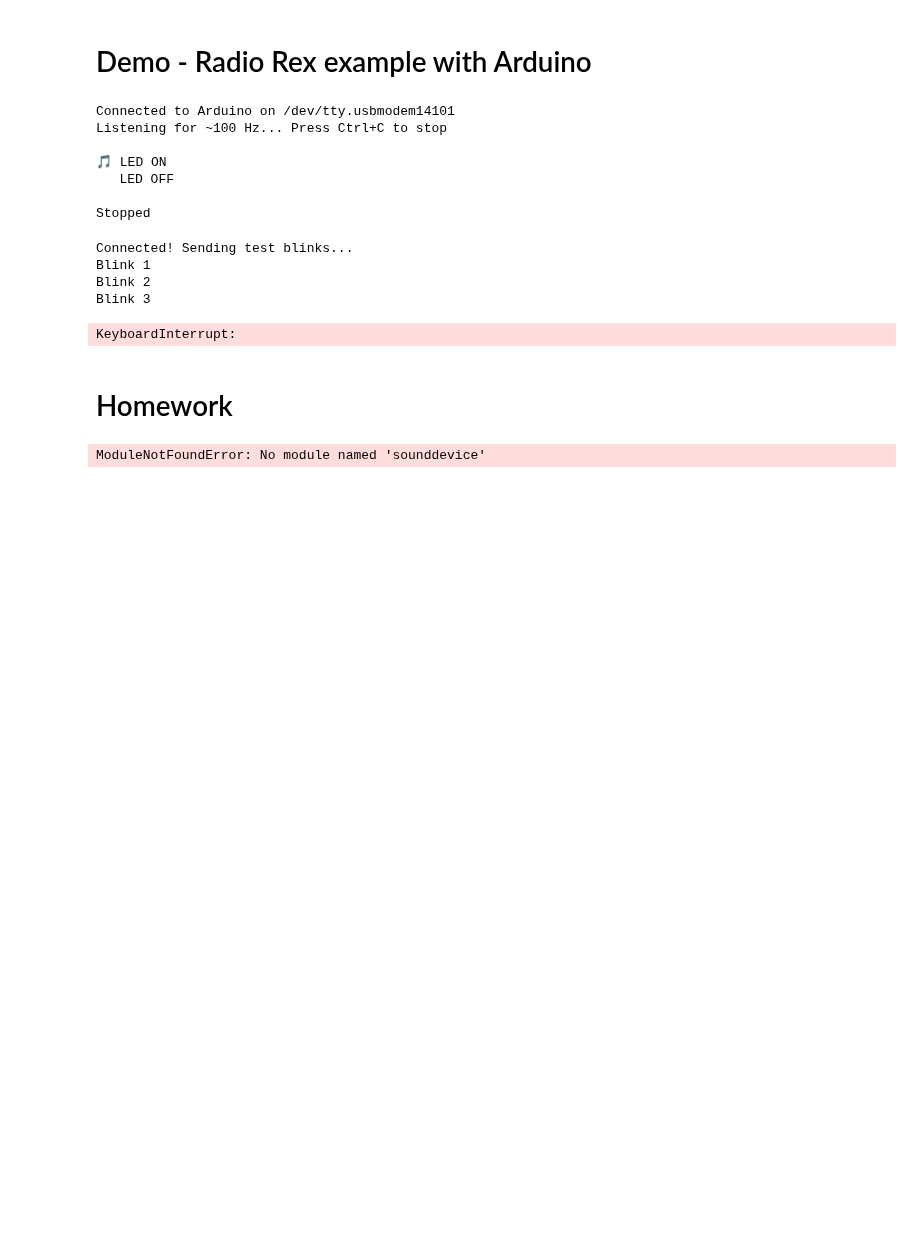
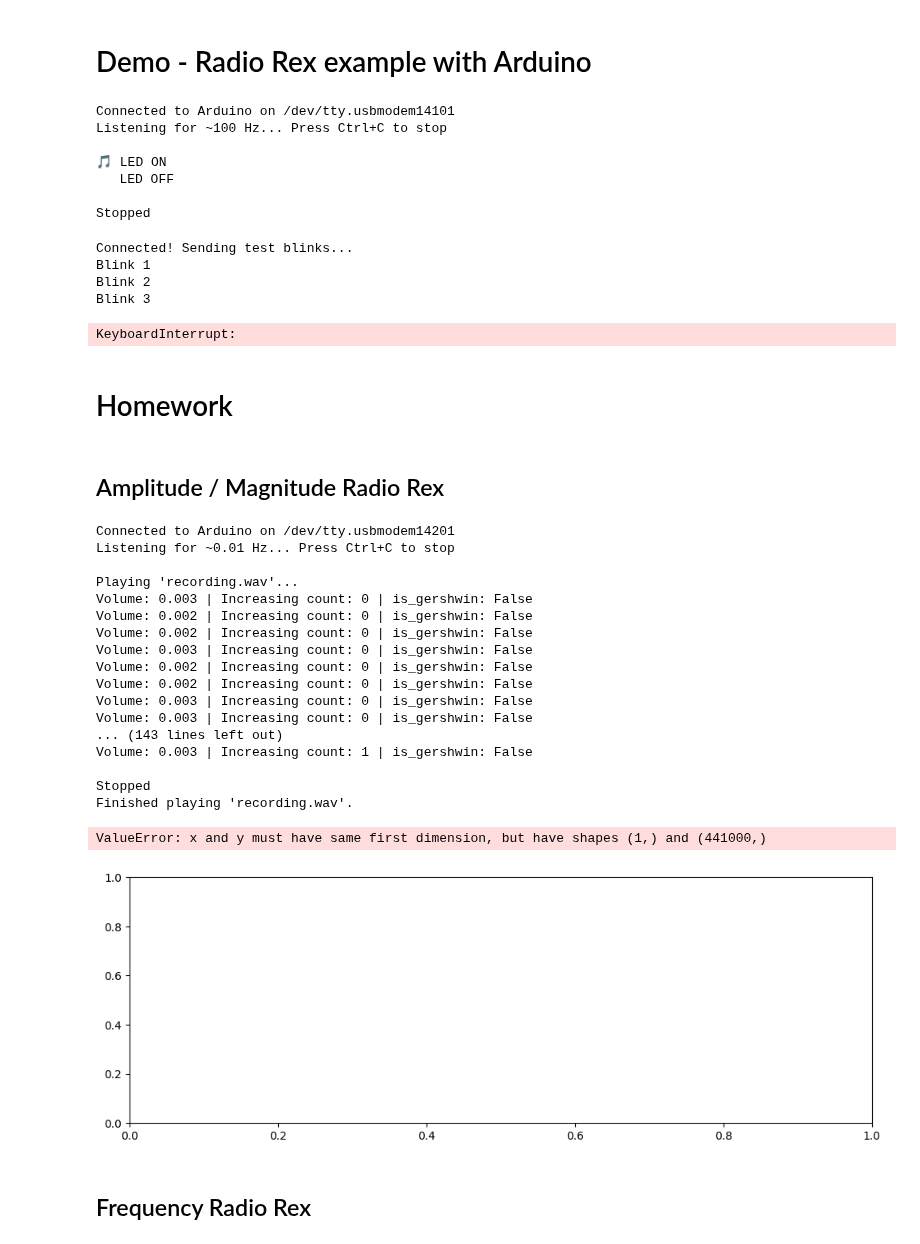
Before and after one commit to ekkezia/listening_machines, a Jupyter notebook: class_1/class_1.ipynb, the cells around one changed output. Saved outputs shown, nothing was run; the diff lists cells and outputs as text; code cells hidden in the pictures; blank space fills up the shorter version.

```diff
--- a/class_1/class_1.ipynb
+++ b/class_1/class_1.ipynb
@@ -746,3 +748,5 @@ KeyboardInterrupt:
+# %% [markdown]
+## Amplitude / Magnitude Radio Rex
 # %%
 # Exercise: Make something activate with speech and have it activate something physical in the world (harder!)
 # Hint: Analyze a speech recording and determine a fundamental frequency in that speech utterance
@@ -750,29 +754,29 @@ KeyboardInterrupt:
 # For example, with Radio Rex, it was "concluded that Rex was sensitive to vowels with resonances in the 500 Hz range"
 # Try to make your project respond to something like "Yes", "No" or some other "command"
 import sounddevice as sd
+import soundfile as sf
 import numpy as np
 import serial
 import time
 import threading
 
 # === CONFIGURATION ===
+recording_filename = 'recording.wav' # pre-recorded audio file to analyze
 SAMPLE_RATE = 44100
 BLOCK_SIZE = 4096
 TARGET_START_VOL = 0.01
 TARGET_END_VOL = 0.04
-TARGET_START_FREQ = 0.01
-TARGET_END_FREQ = 0.04
 TOLERANCE = 50         # How close to target (Hz)
 FRAMES_TO_TRIGGER = 3  # Frames needed to change state (smoothing)
 LISTENING_DURATION = 60000 # Listen for 60 seconds
 
-SERIAL_PORT = '/dev/tty.usbmodem14101' # find your serial port with this command: ls /dev/tty* | grep usb.
+SERIAL_PORT = '/dev/tty.usbmodem14201' # find your serial port with this command: ls /dev/tty* | grep usb.
 BAUD_RATE = 9600
 
 # === SETUP ===
 arduino = serial.Serial(SERIAL_PORT, BAUD_RATE)
 time.sleep(2)  # Wait for Arduino to reset
-state_of_mag = { 'last': TARGET_START_VOL, 'count_mag_increasing': 0, 'last_freq': TARGET_START_FREQ, 'count_freq_increasing': 0 }
+state_of_mag = { 'last': TARGET_START_VOL, 'count_mag_increasing': 0 }
 is_gershwin = False
 
 
@@ -784,28 +788,8 @@ def audio_callback(data, frames, time_info, status):
     audio = data[:, 0]
     volume = np.sqrt(np.mean(audio**2)) # todo: can change this to  FFT magnitude later
 
-    # get the frequency
-    fft = np.fft.fft(audio)
-    # magnitude = np.abs(fft) # optional
-
-    freq_bins = np.fft.fftfreq(len(audio), 1/sample_rate)
-    positive_idx = freq_bins > 0
-    positive_freq = freq_bins[positive_idx]
-
-    # find the fundamental frequency (strongest frequency)
-    peak_idx = np.argmax(positive_magnitude)
-    fundamental_freq = positive_freq[peak_idx]
-    freqs.append(fundamental_freq)
-
     if volume >= TARGET_START_VOL:
         if (volume is not None):
-            # if fundamental_freq > state_of_mag['last_freq']:
-            #     state_of_mag['count_freq_increasing'] += 1
-            #     state_of_mag['last_freq'] = fundamental_freq
-            # else:
-            #      state_of_mag['last_freq'] = TARGET_START_FREQ # reset
-            #     state_of_mag['count_freq_increasing'] = 0
-
             if volume > TARGET_END_VOL:
                 state_of_mag['count_mag_increasing'] = 0
             elif volume > state_of_mag['last']:
@@ -827,58 +811,49 @@ def audio_callback(data, frames, time_info, status):
             arduino.write(b'1')
         else:
             state['led_on'] = False
             arduino.write(b'0')
 
 # === MAIN ===
 print(f"Connected to Arduino on {SERIAL_PORT}")
-print(f"Listening for ~{TARGET_FREQ} Hz... Press Ctrl+C to stop")
-print()
 
 data, samplerate = sf.read(
     recording_filename,
     dtype='float32'
 )
 print(f"Playing '{recording_filename}'...")
 sd.play(data, samplerate)
 try:
     with sd.InputStream(
         samplerate=SAMPLE_RATE,
         blocksize=BLOCK_SIZE,
         channels=1,
         callback=audio_callback
     ):
         sd.sleep(LISTENING_DURATION)
 except KeyboardInterrupt:
     print("\nStopped")
 finally:
     arduino.write(b'0')  # Turn off LED
     arduino.close()
 
 print(f"Finished playing '{recording_filename}'.")
-
-
-# === AMPLITUDE PLOT to HELP ANALYZE ===
-# plot magnitude/amplitude over time
-duration = len(data) / sample_rate
-time = np.linspace(0, duration, len(data))
-
-# plot the pitch over time (FFT)
-# plt.figure(figsize=(12, 4))
-# plt.plot(times, freqs, label='Pitch')
-# plt.xlabel('Time (seconds)')
-# plt.ylabel('Frequency (Hz)')
-# plt.title('Pitch (F0) OVer Time in Speech')
-# plt.grid(True)
-# plt.legend()
-# plt.show()
-
-plt.figure(figsize=(12, 4))
-plt.plot(time, data, label='Magnitude/Amplitude') # TODO: later change data to data from the input stream
-plt.xlabel('Time (seconds)')
-plt.ylabel('Magnitude')
-plt.title('Magnitude/Amplitude Over Time in Speech')
-plt.grid(True)
-plt.legend()
-plt.show()
 # %% [output]
-ModuleNotFoundError: No module named 'sounddevice'
+Connected to Arduino on /dev/tty.usbmodem14201
+Listening for ~0.01 Hz... Press Ctrl+C to stop
+
+Playing 'recording.wav'...
+Volume: 0.003 | Increasing count: 0 | is_gershwin: False
+Volume: 0.002 | Increasing count: 0 | is_gershwin: False
+Volume: 0.002 | Increasing count: 0 | is_gershwin: False
+Volume: 0.003 | Increasing count: 0 | is_gershwin: False
+Volume: 0.002 | Increasing count: 0 | is_gershwin: False
+Volume: 0.002 | Increasing count: 0 | is_gershwin: False
+Volume: 0.003 | Increasing count: 0 | is_gershwin: False
+Volume: 0.003 | Increasing count: 0 | is_gershwin: False
+... (143 lines left out)
+Volume: 0.003 | Increasing count: 1 | is_gershwin: False
+
+Stopped
+Finished playing 'recording.wav'.
+ValueError: x and y must have same first dimension, but have shapes (1,) and (441000,)
+[figure, added]
@@ -890,6 +885,8 @@ ModuleNotFoundError: No module named 'sounddevice'
 # Look at auto correleation
 # Look at other kinds of pitch detection (e.g. auto-correlation)
 # Look at other kinds of time/frequency/amplitude functions
+# %% [markdown]
+## Frequency Radio Rex
 # %%
 # Exercise: Make something activate with speech and have it activate something physical in the world (harder!)
 # Hint: Analyze a speech recording and determine a fundamental frequency in that speech utterance
```
Also changed, not shown: parts of 7 cells of this notebook, 4 other files.
